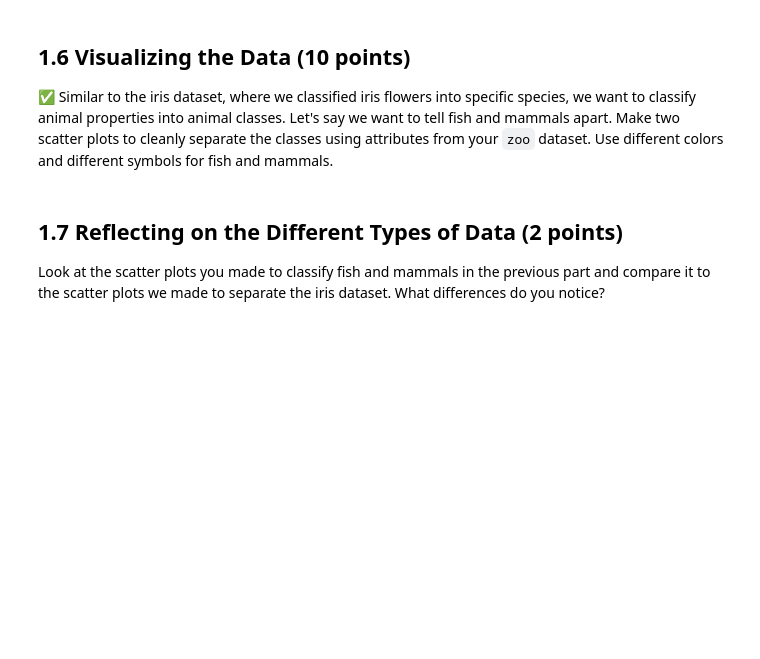
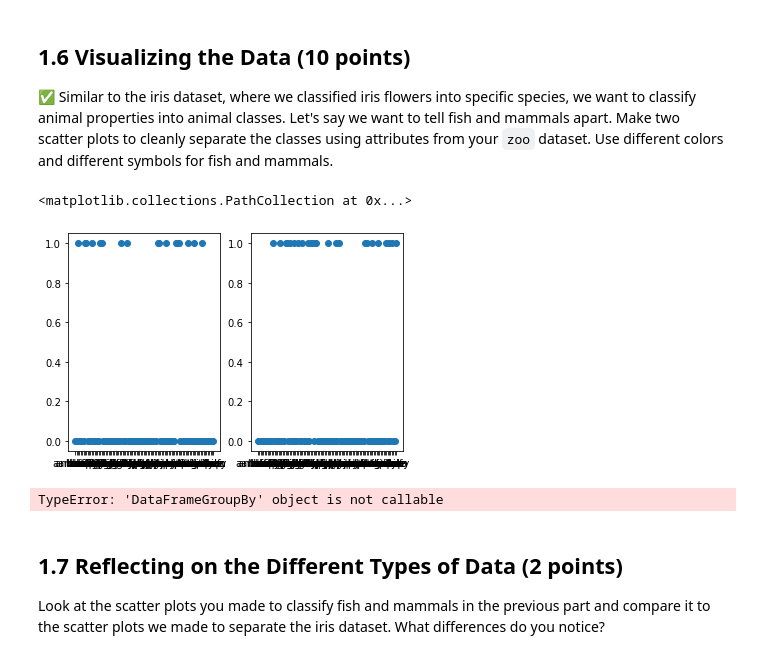
Before and after one commit to romanykw/CMSE202-s23-turnin, a Jupyter notebook: hw-02/HW-02_PandasAndObjects-STUDENT.ipynb, the cells around one changed output. Drawn from its saved outputs; the diff is of its cells as text; code cells hidden in the pictures; blank space fills up the shorter version.

```diff
--- a/hw-02/HW-02_PandasAndObjects-STUDENT.ipynb
+++ b/hw-02/HW-02_PandasAndObjects-STUDENT.ipynb
@@ -83,3 +91,7 @@ Look at both datasets (`class.csv`, `zoo.csv`). Describe the contents of both da
 &#9989; Use pandas to read in the `zoo.csv` and `class.csv` files into DataFrames.
 # %%
 #Write code here
+import pandas as pd
+zoo = pd.read_csv("zoo.csv")
+classes = pd.read_csv('class.csv')
+classes
@@ -95,6 +118,25 @@ Look back in the PCA/ICA and see how we used `groupby` to find the number of Iri
 &#9989; Similar to the iris dataset, where we classified iris flowers into specific species, we want to classify animal properties into animal classes. Let's say we want to tell fish and mammals apart. Make two scatter plots to cleanly separate the classes using attributes from your `zoo` dataset. Use different colors and different symbols for fish and mammals.
 # %%
 #Write your code here
+import matplotlib.pyplot as plt
+import numpy as np
+animal_name = zoo.animal_name
+airborne = zoo.airborne
+fins = zoo.fins
+
+
+plt.subplot(1,2,1)
+plt.scatter(animal_name,fins)
+
+plt.subplot(1,2,2)
+plt.scatter(animal_name,airborne)
+# %% [output]
+<matplotlib.collections.PathCollection at 0x...>
+[figure, added]
+# %%
+groups
+# %% [output]
+TypeError: 'DataFrameGroupBy' object is not callable
 # %% [markdown]
 ## 1.7 Reflecting on the Different Types of Data (2 points)
 
```
Also changed, not shown: parts of 6 cells of this notebook, 2 other files.
